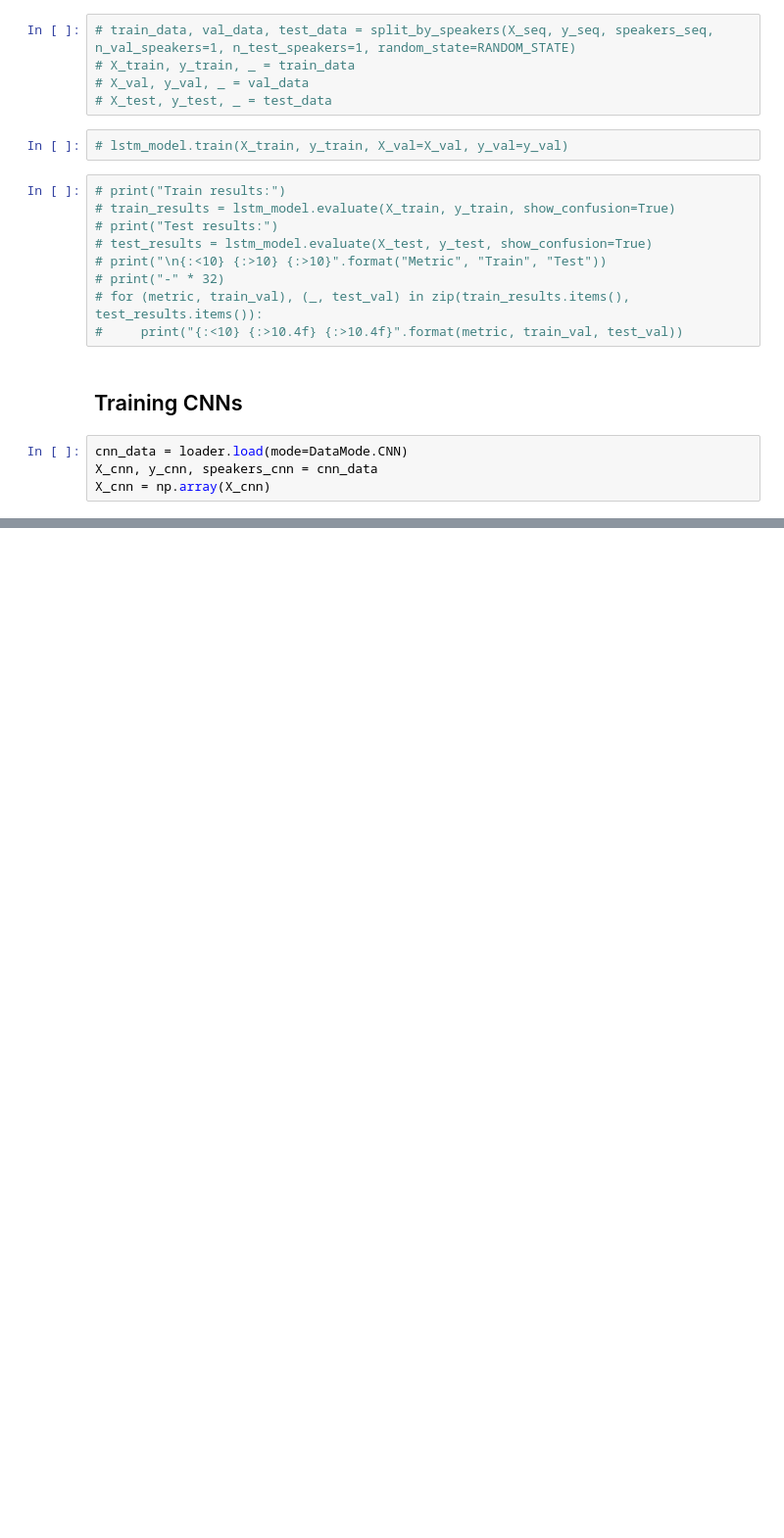
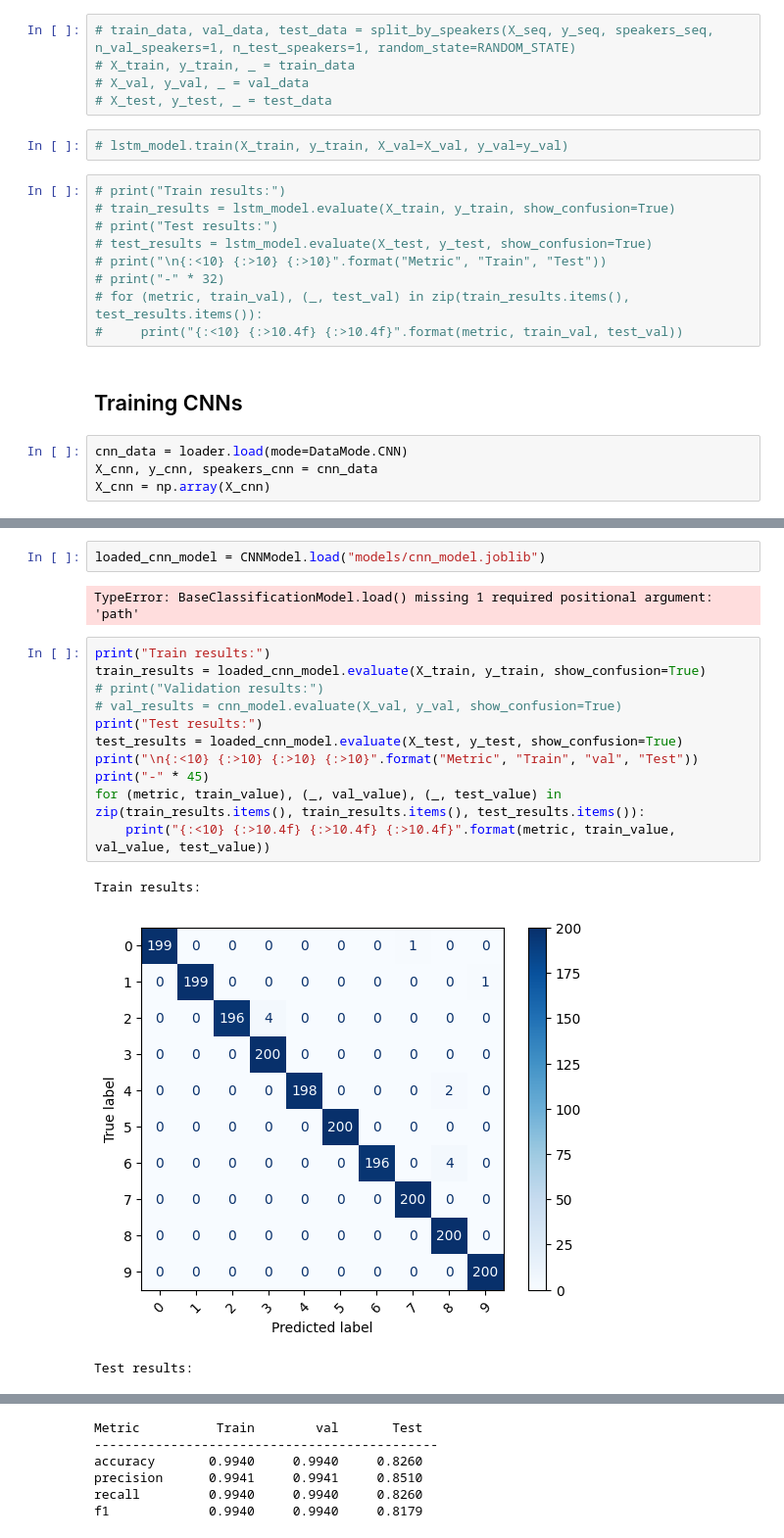
Before and after one commit to AdiPassover/Machine-Learning-Final-Assignment, a Jupyter notebook: project.ipynb, the cells around one changed output, grey strips where cells are left out. Shown: that part at 98% size. Saved outputs shown, nothing was run; the diff lists cells and outputs as text; blank space fills up the shorter version.

```diff
--- a/project.ipynb
+++ b/project.ipynb
@@ -285,0 +287,19 @@ f1             0.9834     0.9076     0.6216
+# %%
+loaded_cnn_model = CNNModel.load("models/cnn_model.joblib")
+# %% [output]
+TypeError: BaseClassificationModel.load() missing 1 required positional argument: 'path'
+# %%
+print("Train results:")
+train_results = loaded_cnn_model.evaluate(X_train, y_train, show_confusion=True)
+# print("Validation results:")
+# val_results = cnn_model.evaluate(X_val, y_val, show_confusion=True)
+print("Test results:")
+test_results = loaded_cnn_model.evaluate(X_test, y_test, show_confusion=True)
+print("\n{:<10} {:>10} {:>10} {:>10}".format("Metric", "Train", "val", "Test"))
+print("-" * 45)
+for (metric, train_value), (_, val_value), (_, test_value) in zip(train_results.items(), train_results.items(), test_results.items()):
+    print("{:<10} {:>10.4f} {:>10.4f} {:>10.4f}".format(metric, train_value, val_value, test_value))
+# %% [output]
+Train results:
+[figure, added]
+Test results:
@@ -285,0 +307,6 @@ f1             0.9834     0.9076     0.6216
+Metric          Train        val       Test
+---------------------------------------------
+accuracy       0.9940     0.9940     0.8260
+precision      0.9941     0.9941     0.8510
+recall         0.9940     0.9940     0.8260
+f1             0.9940     0.9940     0.8179
```
Also changed, not shown: parts of 12 cells of this notebook, 3 other files.
